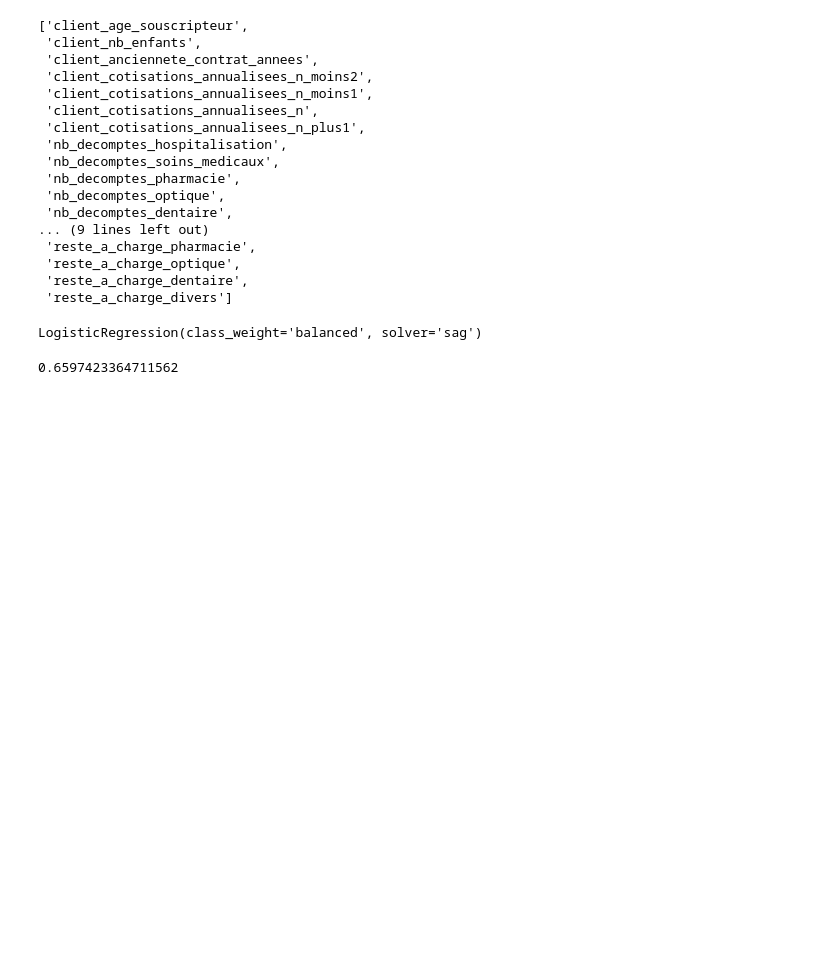
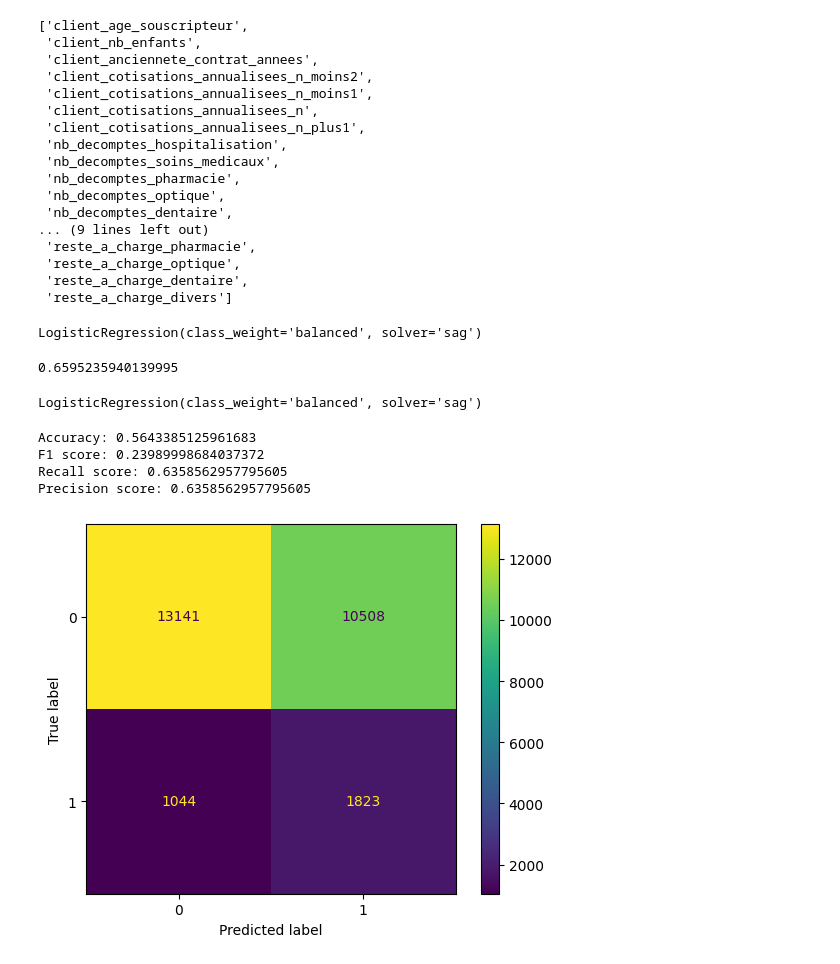
Before and after one commit to kellybourbon2/Alptis-churn-prediction, a Jupyter notebook: drafts/Analysis_Test_Target_HK.ipynb, the cells around one changed output. Drawn from its saved outputs; the diff is of its cells as text; code cells hidden in the pictures; blank space fills up the shorter version.

```diff
--- a/drafts/Analysis_Test_Target_HK.ipynb
+++ b/drafts/Analysis_Test_Target_HK.ipynb
@@ -534,6 +539,42 @@ logreg.fit(X, y)
 LogisticRegression(class_weight='balanced', solver='sag')
 # %%
 # Score :
-logreg1.score(X=X, y=y)
+logreg.score(X=X, y=y)
 # %% [output]
-0.6597423364711562
+0.6595235940139995
+# %%
+#Data Preparation
+
+#Definition of explanatory and explicative variables
+X = df_regress[list_numerical]
+y = df_regress['target_resiliation_6mois']
+
+#Commentary: no need to standardize the variables since its only binary variables or compting variables between 0-10
+
+#Train-test split
+X_train, X_test, Y_train, Y_test = train_test_split(X, y, test_size=0.2, random_state=42)
+# %%
+from sklearn.metrics import confusion_matrix, ConfusionMatrixDisplay, f1_score, recall_score, precision_score
+lr = sklearn.linear_model.LogisticRegression(class_weight='balanced', max_iter=100, solver='sag')
+
+lr.fit(X_train, Y_train)
+# %% [output]
+LogisticRegression(class_weight='balanced', solver='sag')
+# %%
+#Accuracy
+print(f"Accuracy: {lr.score(X_test, Y_test)}")
+
+#Confusion Matrix
+cm= confusion_matrix(Y_test, lr.predict(X_test))
+ConfusionMatrixDisplay(cm).plot()
+
+#F1, Recall, Precision
+print(f"F1 score: {f1_score(Y_test, lr.predict(X_test))}")
+print(f"Recall score: {recall_score(Y_test, lr.predict(X_test))}")
+print(f"Precision score: {recall_score(Y_test, lr.predict(X_test))}")
+# %% [output]
+Accuracy: 0.5643385125961683
+F1 score: 0.23989998684037372
+Recall score: 0.6358562957795605
+Precision score: 0.6358562957795605
+[figure, added]
```
Also changed, not shown: parts of 5 cells of this notebook, 10 other files.
